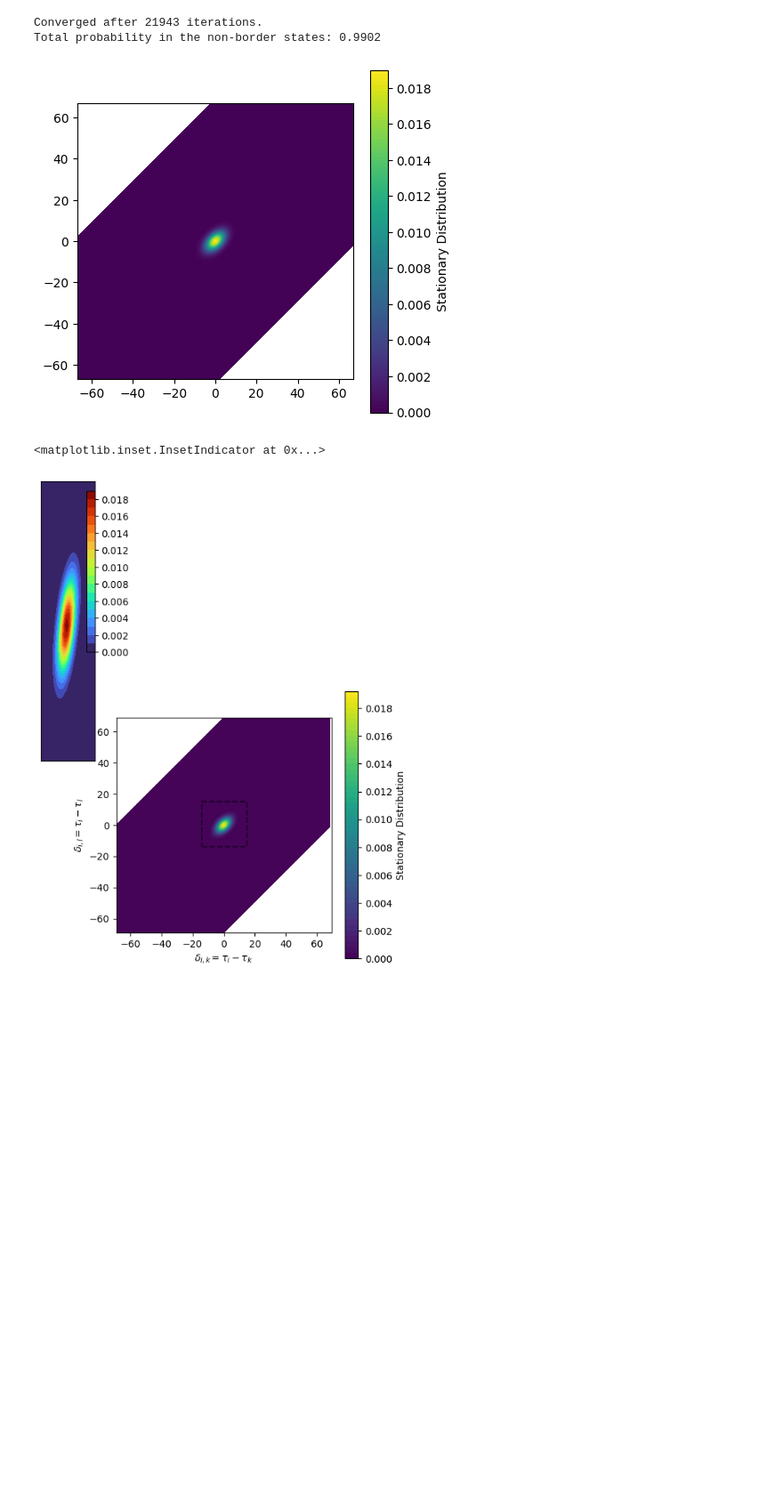
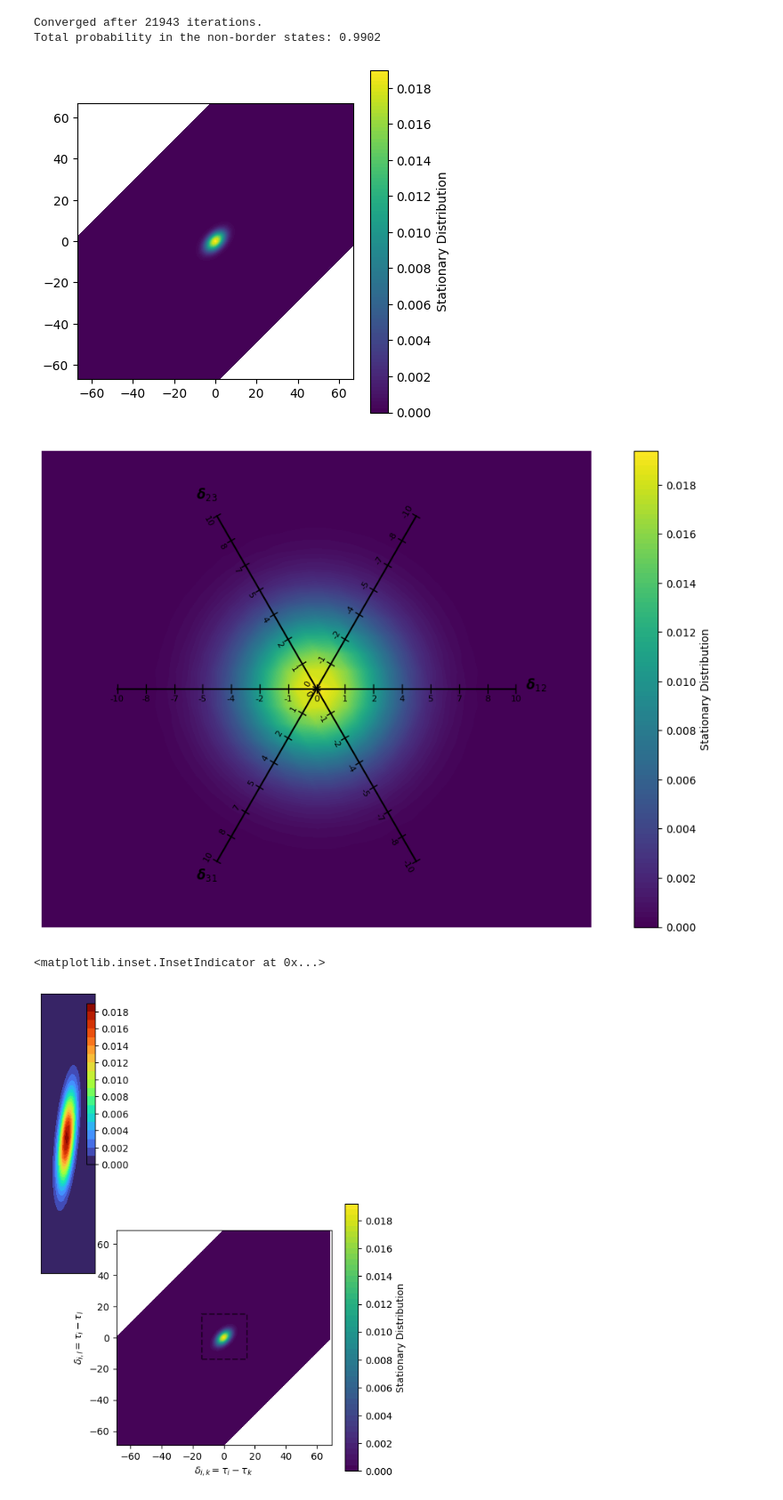
Before and after one commit to sadraheydari/SchumpeterCournotGE, a Jupyter notebook: experiments/3-firm-policy.ipynb, the cells around one changed output. Shown at 89% size. Drawn from its saved outputs; the diff is of its cells as text; code cells hidden in the pictures; blank space fills up the shorter version.

Commit message:
add symmetric stationary distribution

```diff
--- a/experiments/3-firm-policy.ipynb
+++ b/experiments/3-firm-policy.ipynb
@@ -443,7 +443,7 @@ def draw_triangular_axes(ax, scale=60, ticks=5):
 
     directions = {
         r'$\boldsymbol{\delta}_{12}$': np.array([1.0, 0.0]),
-        r'$\boldsymbol{\delta}_{13}$': np.array([-0.5, -np.sqrt(3)/2]),
+        r'$\boldsymbol{\delta}_{31}$': np.array([-0.5, -np.sqrt(3)/2]),
         r'$\boldsymbol{\delta}_{23}$': np.array([-0.5, np.sqrt(3)/2]),
     }
 
@@ -775,6 +775,34 @@ plt.show()
 Converged after 21943 iterations.
 Total probability in the non-border states: 0.9902
 [figure]
+# %%
+U, V, Z_new = symmetrize_mesh(
+    X,
+    Y,
+    state_2d
+)
+
+fig_scale = 8
+fig, ax = plt.subplots(figsize=(fig_scale/np.cos(np.pi/6) + 5 ,fig_scale))
+
+cf = ax.contourf(U, V, Z_new, levels=100, cmap='viridis')
+plt.colorbar(cf, ax=ax, label='Stationary Distribution')
+
+# ax.contour(U, V, Z_new, levels=100, colors='black', linewidths=0.5)
+
+draw_triangular_axes(ax, scale=10, ticks=15)
+
+ax.set_aspect('equal')
+y_min, y_max = ax.get_ylim()
+y_min, y_max = y_min * 0.2, y_max * 0.2
+ax.set_xlim(y_min / np.cos(np.pi/6), y_max / np.cos(np.pi/6))
+ax.set_ylim(y_min, y_max)
+ax.axis('off')  # Hide the default axes
+
+# plt.title("Symmetric Plot with 3 Interpretable Axes")
+plt.show()
+# %% [output]
+[figure, added]
 # %%
 stationary_dist = {}
 for i in range(len(d_states)):
```
